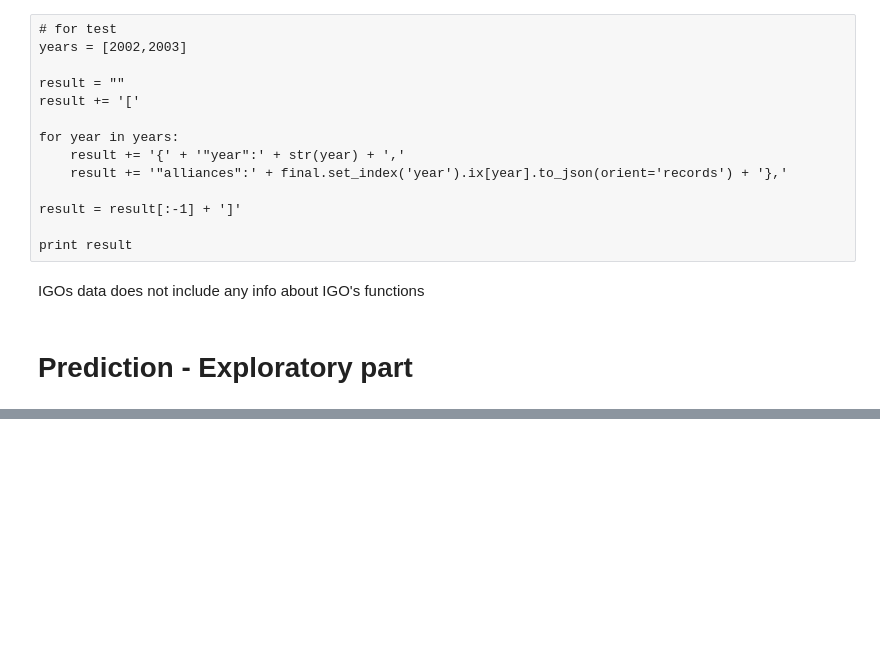
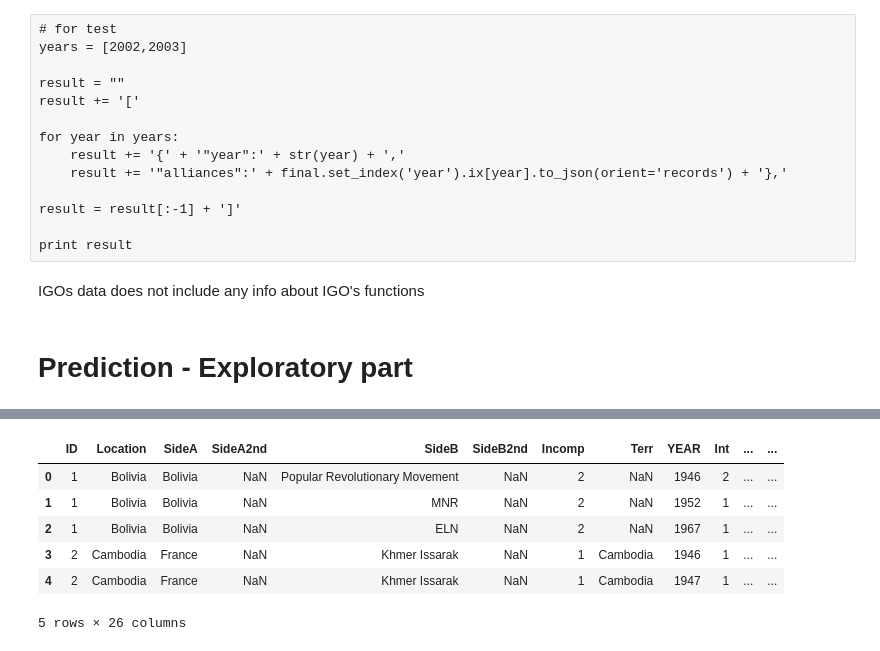
Before and after one commit to raahilsha/cs171-pr-alexander, a Jupyter notebook: data_processing/data_processing.ipynb, the cells around one changed output, grey strips where cells are left out. Cells and saved outputs as stored; diff of their text form; code cells hidden in the pictures; blank space fills up the shorter version.

```diff
--- a/data_processing/data_processing.ipynb
+++ b/data_processing/data_processing.ipynb
@@ -283,0 +381,10 @@ IGOs data does not include any info about IGO's functions
+# %%
+main_raw.head()
+# %% [output]
+|  | ID | Location | SideA | SideA2nd | SideB | SideB2nd | Incomp | Terr | YEAR | Int | ... | ... |
+| 0 | 1 | Bolivia | Bolivia | NaN | Popular Revolutionary Movement | NaN | 2 | NaN | 1946 | 2 | ... | ... |
+| 1 | 1 | Bolivia | Bolivia | NaN | MNR | NaN | 2 | NaN | 1952 | 1 | ... | ... |
+| 2 | 1 | Bolivia | Bolivia | NaN | ELN | NaN | 2 | NaN | 1967 | 1 | ... | ... |
+| 3 | 2 | Cambodia | France | NaN | Khmer Issarak | NaN | 1 | Cambodia | 1946 | 1 | ... | ... |
+| 4 | 2 | Cambodia | France | NaN | Khmer Issarak | NaN | 1 | Cambodia | 1947 | 1 | ... | ... |
+5 rows × 26 columns
```
Also changed, not shown: parts of 17 cells of this notebook, 3 other files.
